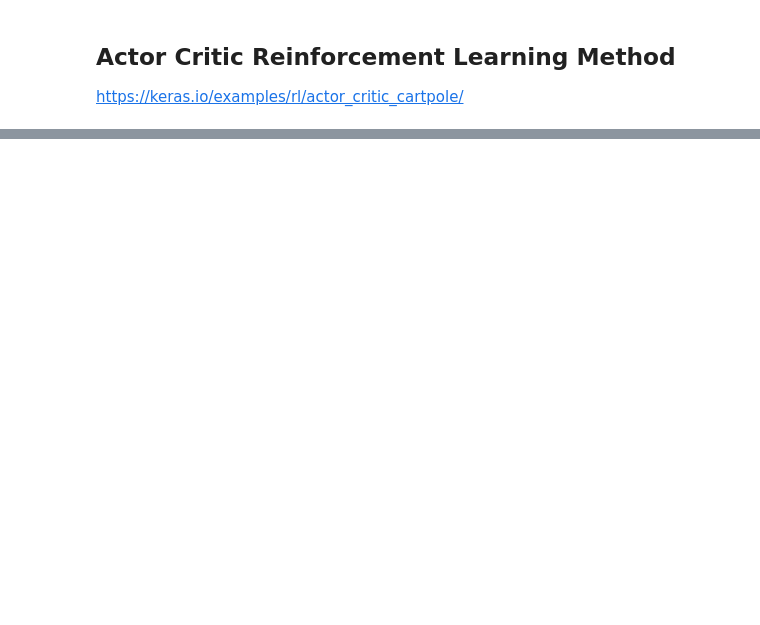
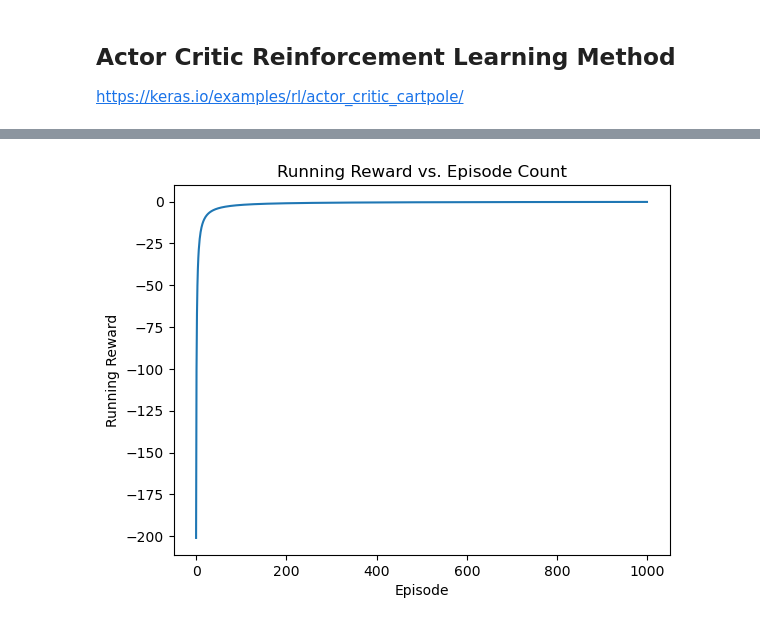
Before and after one commit to Clarissa-N/Project-4-AI-Blackjack, a Jupyter notebook: Blackjack/blackjack_ac_rl.ipynb, the cells around one changed output, grey strips where cells are left out. Saved outputs shown, nothing was run; the diff lists cells and outputs as text; code cells hidden in the pictures; blank space fills up the shorter version.

```diff
--- a/Blackjack/blackjack_ac_rl.ipynb
+++ b/Blackjack/blackjack_ac_rl.ipynb
@@ -150,0 +191,9 @@ Average Critic Loss: 0.2976
+# %%
+# Plot Running Reward
+plt.plot(range(episode_count), [running_reward / (i + 1) for i in range(episode_count)])
+plt.xlabel('Episode')
+plt.ylabel('Running Reward')
+plt.title('Running Reward vs. Episode Count')
+plt.show()
+# %% [output]
+[figure, added]
```
Also changed, not shown: parts of 7 cells of this notebook, 1 other file.
